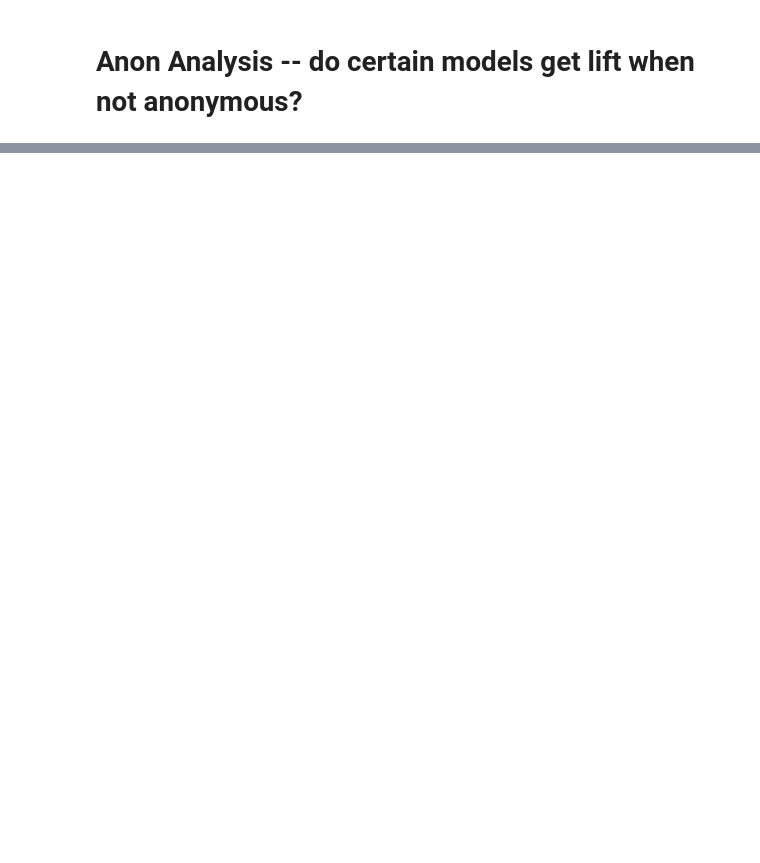
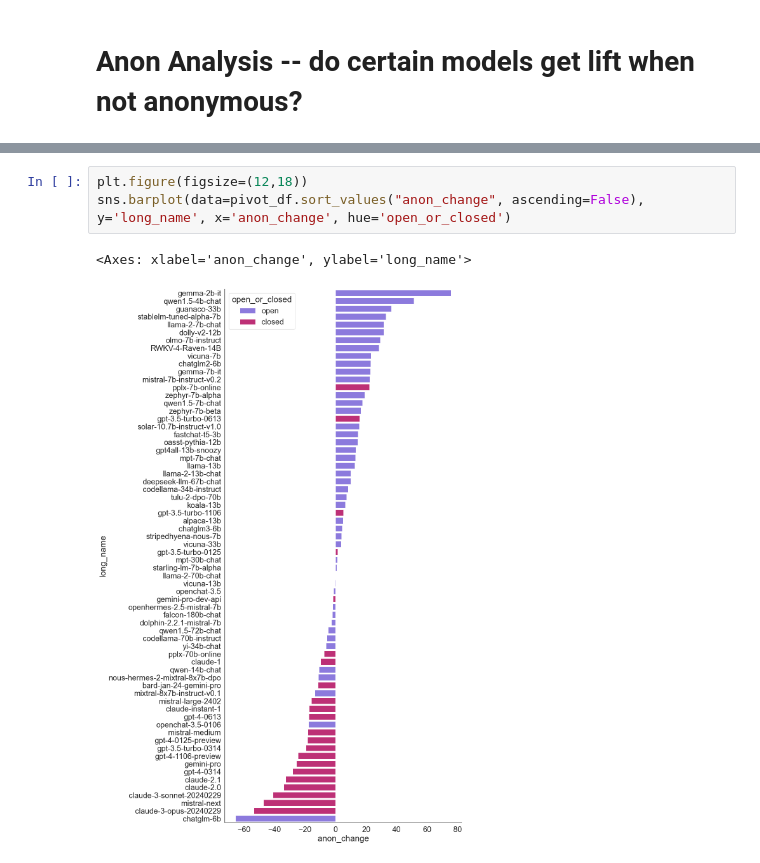
Before and after one commit to josh-ashkinaze/cbot, a Jupyter notebook: bootstrap_analysis.ipynb, the cells around one changed output, grey strips where cells are left out. Drawn from its saved outputs; the diff is of its cells as text; blank space fills up the shorter version.

```diff
--- a/bootstrap_analysis.ipynb
+++ b/bootstrap_analysis.ipynb
@@ -604,0 +566,6 @@ print(top_bot)
+# %%
+plt.figure(figsize=(12,18))
+sns.barplot(data=pivot_df.sort_values("anon_change", ascending=False), y='long_name', x='anon_change', hue='open_or_closed')
+# %% [output]
+<Axes: xlabel='anon_change', ylabel='long_name'>
+[figure, added]
```
Also changed, not shown: parts of 10 cells of this notebook.
